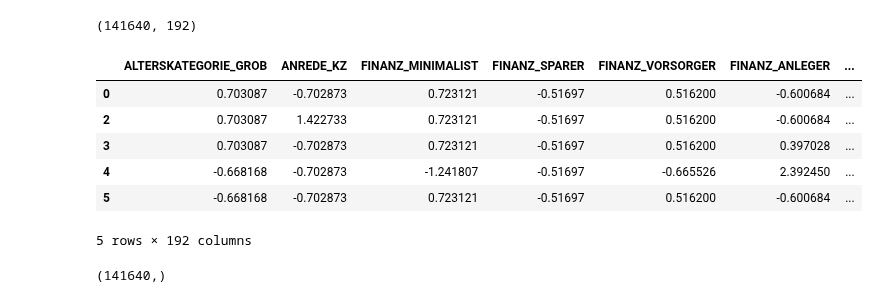
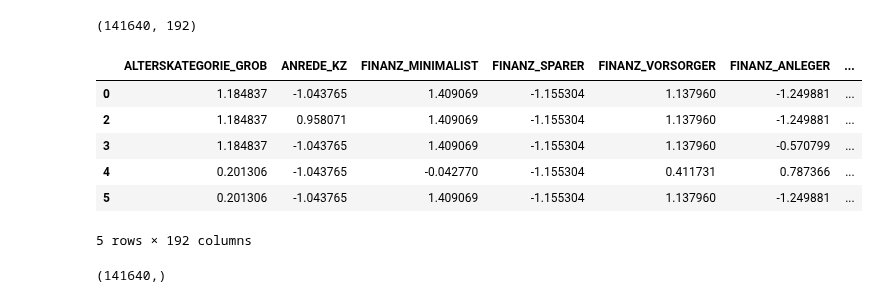
Before and after one commit to jgu1989/UdacityDataScientistNanodegree, a Jupyter notebook: project3_customer_segments/Identify_Customer_Segments.ipynb, the cells around one changed output. Drawn from its saved outputs; the diff is of its cells as text; code cells hidden in the pictures.

```diff
--- a/project3_customer_segments/Identify_Customer_Segments.ipynb
+++ b/project3_customer_segments/Identify_Customer_Segments.ipynb
@@ -135,13 +135,13 @@ n = len(feat_info)
 missing = []
 for i in range(n):
     l = []
-    str = feat_info.missing_or_unknown.iloc[i]
-    if str != '[]':
-        str = str.replace('[', ',').replace(']',',').split(',')
+    string = feat_info.missing_or_unknown.iloc[i]
+    if string != '[]':
+        string = string.replace('[', ',').replace(']',',').split(',')
         try:
-            l = [int(str[i]) for i in range(1,len(str)-1)]
+            l = [int(string[i]) for i in range(1,len(string)-1)]
         except:
-            l = str[1:len(str)-1]
+            l = string[1:len(string)-1]
     missing.append(l)
 print(missing)
 # %% [output]
@@ -999,17 +1007,16 @@ customers_imputed.shape
 (141640, 192)
 # %%
 # Apply feature scaling to the customer data.
-scaler = StandardScaler()
-customers_scaled = scaler.fit_transform(customers_imputed)
+customers_scaled = scaler.transform(customers_imputed)
 customers_scaled_df = pd.DataFrame(customers_scaled, index=customers_clean.index, columns=customers_clean.columns)
 customers_scaled_df.head()
 # %% [output]
 |  | ALTERSKATEGORIE_GROB | ANREDE_KZ | FINANZ_MINIMALIST | FINANZ_SPARER | FINANZ_VORSORGER | FINANZ_ANLEGER | ... |
-| 0 | 0.703087 | -0.702873 | 0.723121 | -0.51697 | 0.516200 | -0.600684 | ... |
-| 2 | 0.703087 | 1.422733 | 0.723121 | -0.51697 | 0.516200 | -0.600684 | ... |
-| 3 | 0.703087 | -0.702873 | 0.723121 | -0.51697 | 0.516200 | 0.397028 | ... |
-| 4 | -0.668168 | -0.702873 | -1.241807 | -0.51697 | -0.665526 | 2.392450 | ... |
-| 5 | -0.668168 | -0.702873 | 0.723121 | -0.51697 | 0.516200 | -0.600684 | ... |
+| 0 | 1.184837 | -1.043765 | 1.409069 | -1.155304 | 1.137960 | -1.249881 | ... |
+| 2 | 1.184837 | 0.958071 | 1.409069 | -1.155304 | 1.137960 | -1.249881 | ... |
+| 3 | 1.184837 | -1.043765 | 1.409069 | -1.155304 | 1.137960 | -0.570799 | ... |
+| 4 | 0.201306 | -1.043765 | -0.042770 | -1.155304 | 0.411731 | 0.787366 | ... |
+| 5 | 0.201306 | -1.043765 | 1.409069 | -1.155304 | 1.137960 | -1.249881 | ... |
 5 rows × 192 columns
 # %%
 # PCA
```
Also changed, not shown: parts of 17 cells of this notebook.
